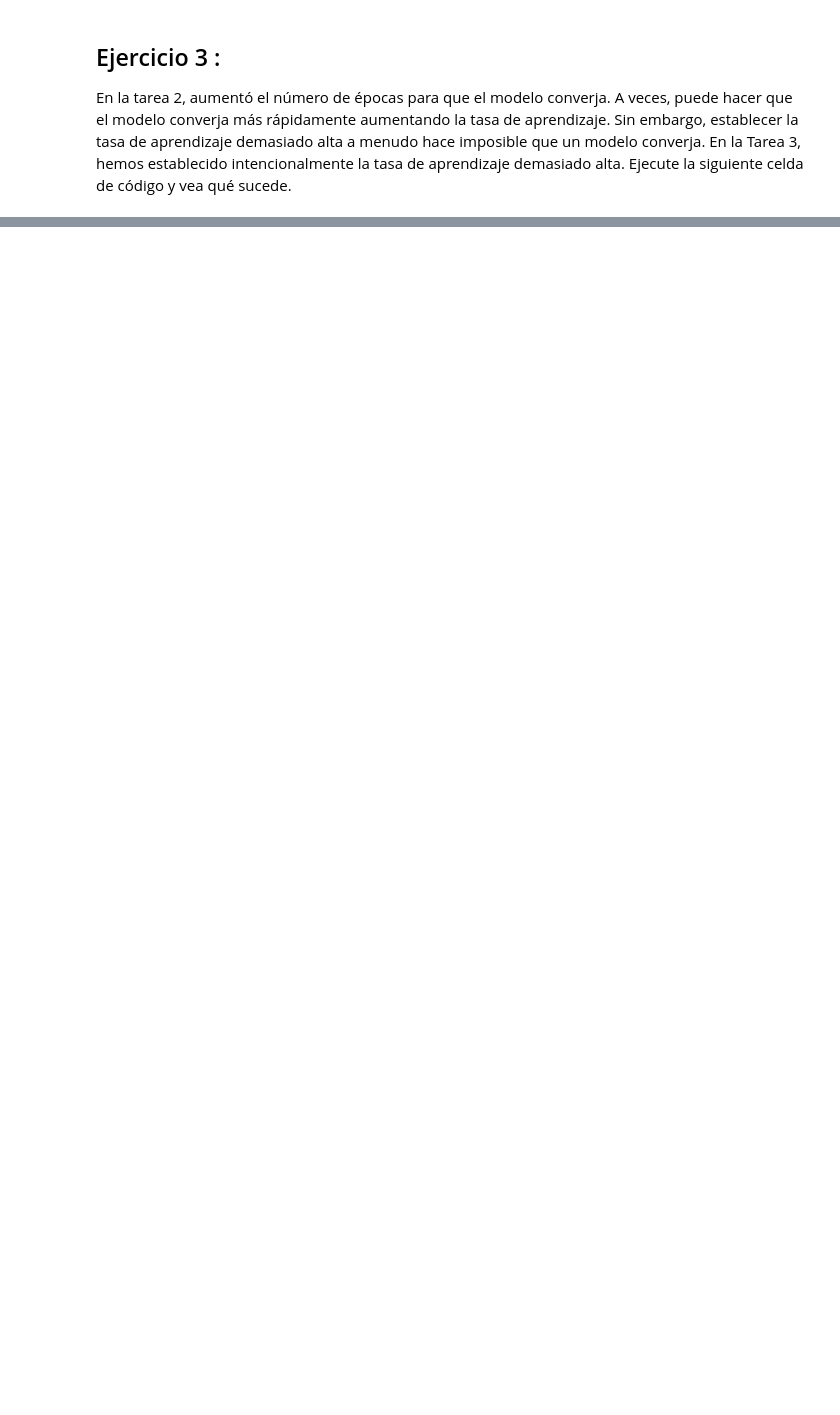
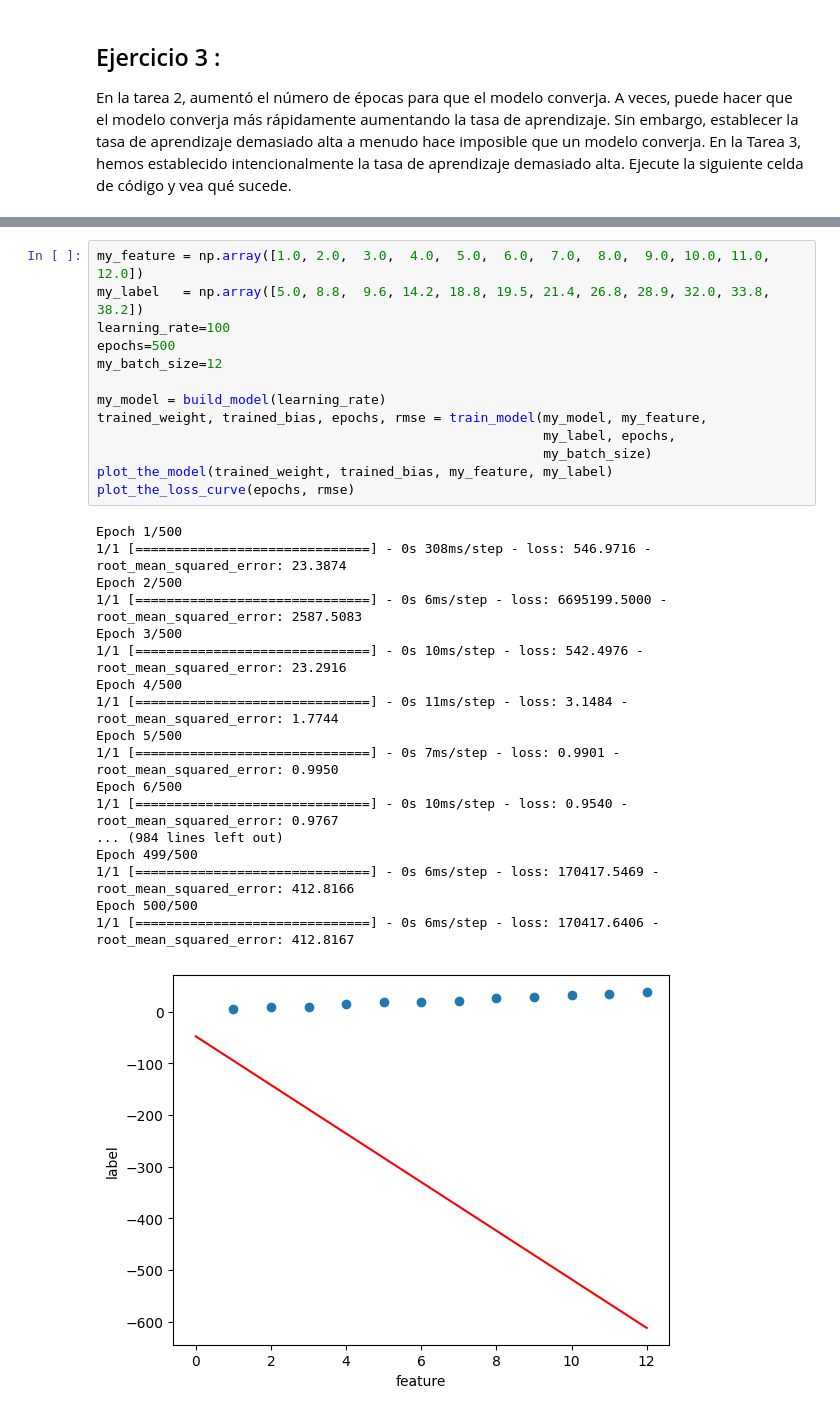
Before and after one commit to peg1163/Introduction_to_data_science, a Jupyter notebook: test.ipynb, the cells around one changed output, grey strips where cells are left out. Cells and saved outputs as stored; diff of their text form; blank space fills up the shorter version.

```diff
--- a/test.ipynb
+++ b/test.ipynb
@@ -134,0 +194,32 @@ con esa taza de aprendizaje y con esa cantidad de epochs no llega a converger el
+# %%
+my_feature = np.array([1.0, 2.0,  3.0,  4.0,  5.0,  6.0,  7.0,  8.0,  9.0, 10.0, 11.0, 12.0])
+my_label   = np.array([5.0, 8.8,  9.6, 14.2, 18.8, 19.5, 21.4, 26.8, 28.9, 32.0, 33.8, 38.2])
+learning_rate=100
+epochs=500
+my_batch_size=12
+
+my_model = build_model(learning_rate)
+trained_weight, trained_bias, epochs, rmse = train_model(my_model, my_feature,
+                                                         my_label, epochs,
+                                                         my_batch_size)
+plot_the_model(trained_weight, trained_bias, my_feature, my_label)
+plot_the_loss_curve(epochs, rmse)
+# %% [output]
+Epoch 1/500
+1/1 [==============================] - 0s 308ms/step - loss: 546.9716 - root_mean_squared_error: 23.3874
+Epoch 2/500
+1/1 [==============================] - 0s 6ms/step - loss: 6695199.5000 - root_mean_squared_error: 2587.5083
+Epoch 3/500
+1/1 [==============================] - 0s 10ms/step - loss: 542.4976 - root_mean_squared_error: 23.2916
+Epoch 4/500
+1/1 [==============================] - 0s 11ms/step - loss: 3.1484 - root_mean_squared_error: 1.7744
+Epoch 5/500
+1/1 [==============================] - 0s 7ms/step - loss: 0.9901 - root_mean_squared_error: 0.9950
+Epoch 6/500
+1/1 [==============================] - 0s 10ms/step - loss: 0.9540 - root_mean_squared_error: 0.9767
+... (984 lines left out)
+Epoch 499/500
+1/1 [==============================] - 0s 6ms/step - loss: 170417.5469 - root_mean_squared_error: 412.8166
+Epoch 500/500
+1/1 [==============================] - 0s 6ms/step - loss: 170417.6406 - root_mean_squared_error: 412.8167
+[figure, added]
```
Also changed, not shown: parts of 7 cells of this notebook.
